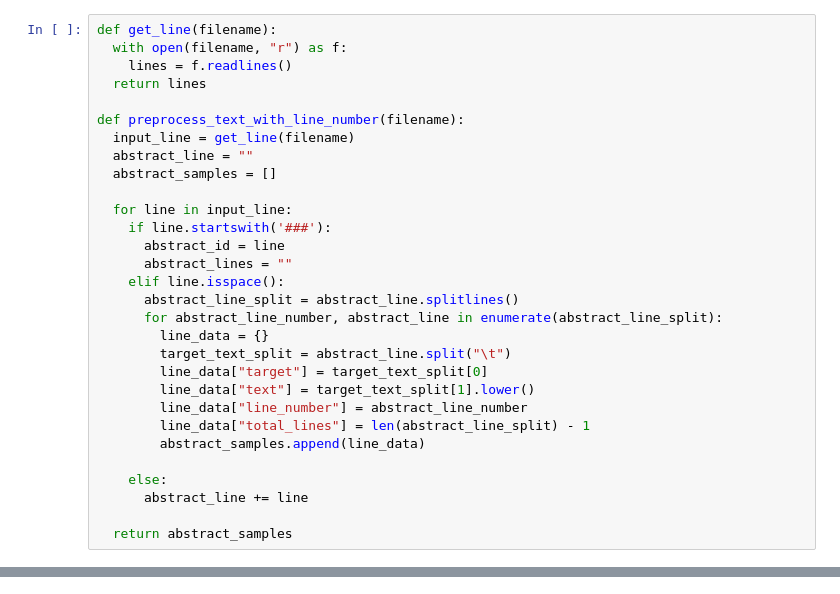
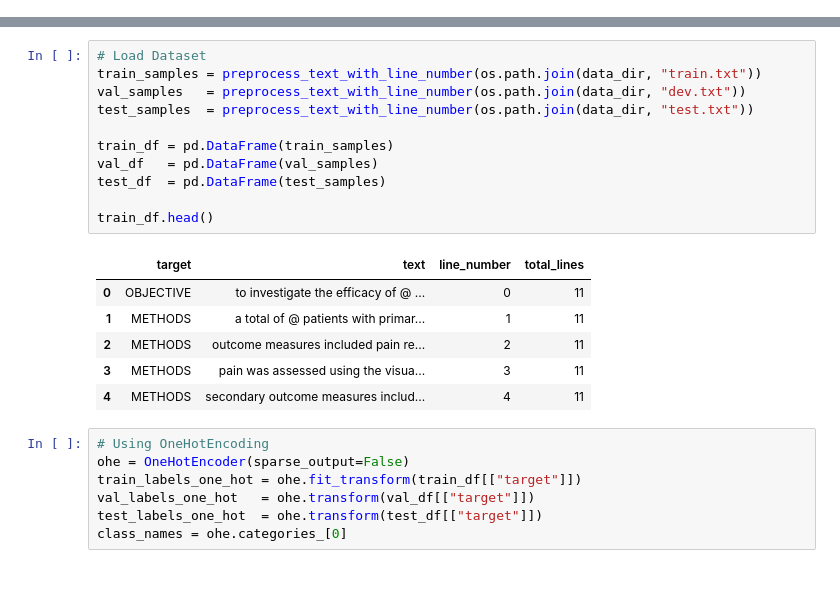
Before and after one commit to St-lexy/skimlit-nlp-classifier, a Jupyter notebook: Skimlit.ipynb, the cells around one changed output, grey strips where cells are left out. Cells and saved outputs as stored; diff of their text form.

```diff
--- a/Skimlit.ipynb
+++ b/Skimlit.ipynb
@@ -12,30 +0,0 @@ filename
-# %%
-def get_line(filename):
-  with open(filename, "r") as f:
-    lines = f.readlines()
-  return lines
-
-def preprocess_text_with_line_number(filename):
-  input_line = get_line(filename)
-  abstract_line = ""
-  abstract_samples = []
-
-  for line in input_line:
-    if line.startswith('###'):
-      abstract_id = line
-      abstract_lines = ""
-    elif line.isspace():
-      abstract_line_split = abstract_line.splitlines()
-      for abstract_line_number, abstract_line in enumerate(abstract_line_split):
-        line_data = {}
-        target_text_split = abstract_line.split("\t")
-        line_data["target"] = target_text_split[0]
-        line_data["text"] = target_text_split[1].lower()
-        line_data["line_number"] = abstract_line_number
-        line_data["total_lines"] = len(abstract_line_split) - 1
-        abstract_samples.append(line_data)
-
-    else:
-      abstract_line += line
-
-  return abstract_samples
@@ -446,0 +76,25 @@ model_6.fit(train_char_dataset, epochs=5, validation_data=(val_char_dataset))
+# %%
+# Load Dataset
+train_samples = preprocess_text_with_line_number(os.path.join(data_dir, "train.txt"))
+val_samples   = preprocess_text_with_line_number(os.path.join(data_dir, "dev.txt"))
+test_samples  = preprocess_text_with_line_number(os.path.join(data_dir, "test.txt"))
+
+train_df = pd.DataFrame(train_samples)
+val_df   = pd.DataFrame(val_samples)
+test_df  = pd.DataFrame(test_samples)
+
+train_df.head()
+# %% [output]
+|  | target | text | line_number | total_lines |
+| 0 | OBJECTIVE | to investigate the efficacy of @ ... | 0 | 11 |
+| 1 | METHODS | a total of @ patients with primar... | 1 | 11 |
+| 2 | METHODS | outcome measures included pain re... | 2 | 11 |
+| 3 | METHODS | pain was assessed using the visua... | 3 | 11 |
+| 4 | METHODS | secondary outcome measures includ... | 4 | 11 |
+# %%
+# Using OneHotEncoding
+ohe = OneHotEncoder(sparse_output=False)
+train_labels_one_hot = ohe.fit_transform(train_df[["target"]])
+val_labels_one_hot   = ohe.transform(val_df[["target"]])
+test_labels_one_hot  = ohe.transform(test_df[["target"]])
+class_names = ohe.categories_[0]
```
Also changed, not shown: parts of 50 cells of this notebook, 5 other files.
